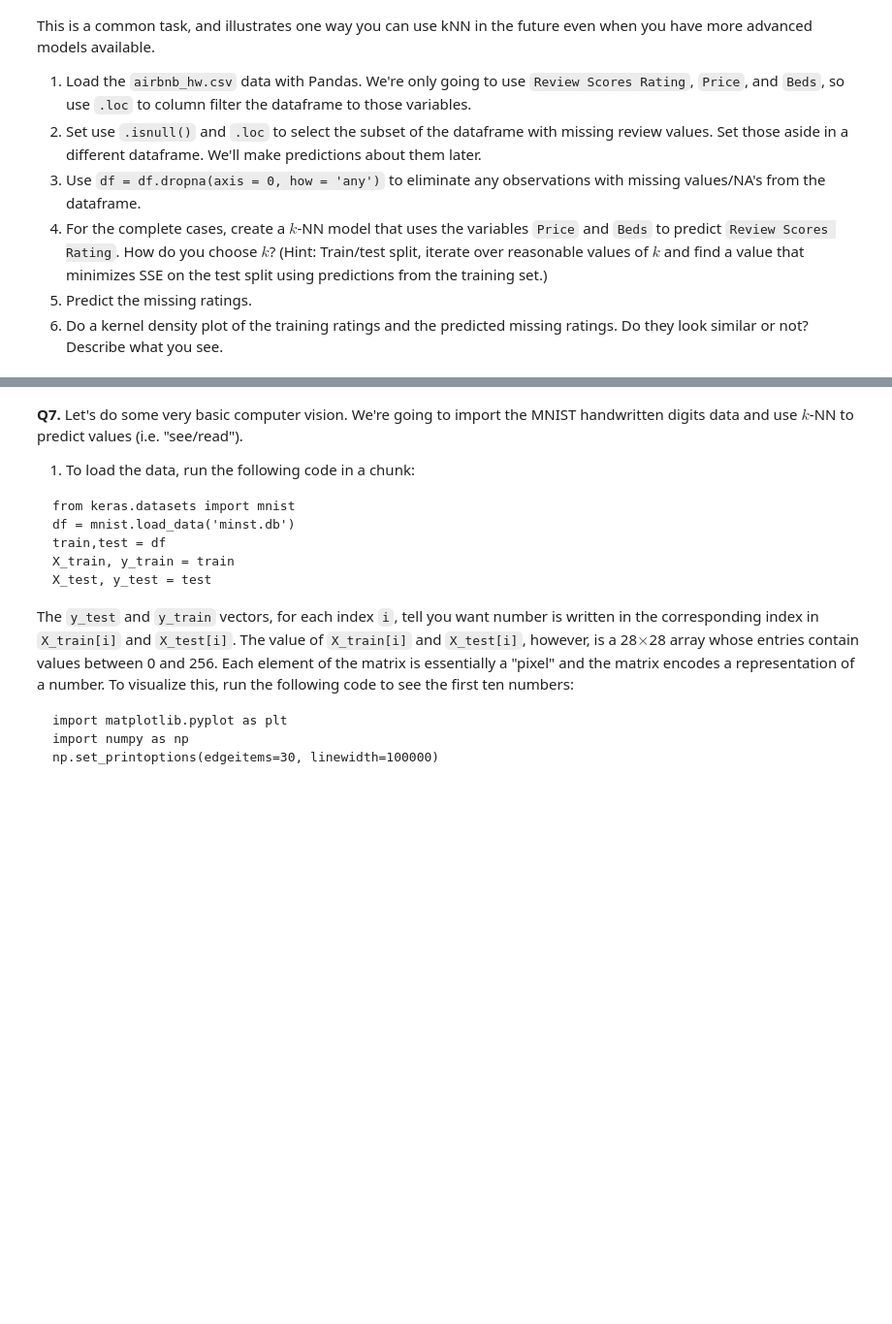
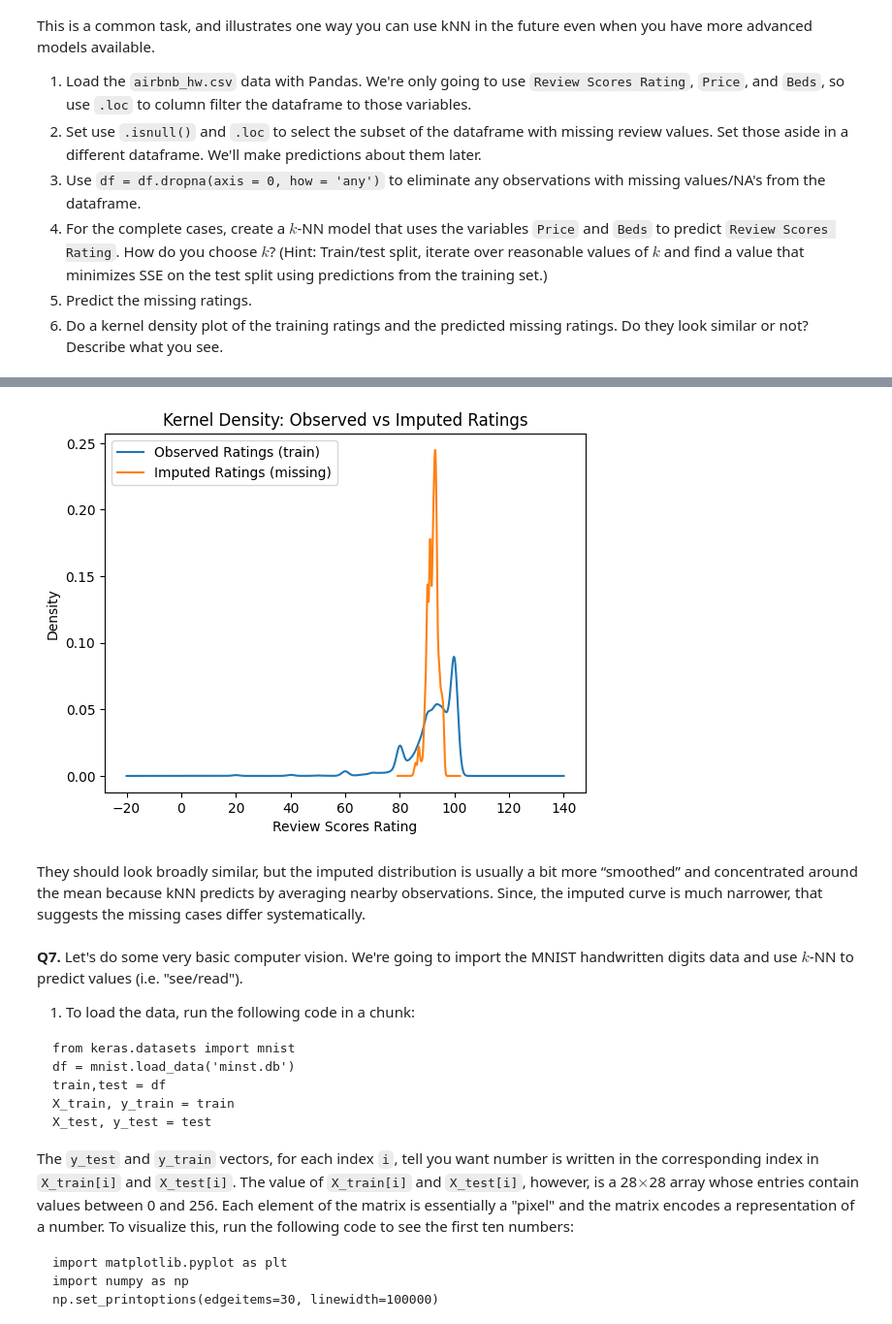
Before and after one commit to joellezamperini/undergrad_ml_assignments, a Jupyter notebook: 02_assignment_knn.ipynb, the cells around one changed output, grey strips where cells are left out. Shown at 97% size. Cells and saved outputs as stored; diff of their text form; code cells hidden in the pictures; blank space fills up the shorter version.

```diff
--- a/02_assignment_knn.ipynb
+++ b/02_assignment_knn.ipynb
@@ -437,0 +451,5 @@ There are 30,478 observations, but only 22,155 ratings. We're going to build a k
+# %%
+#Q6.2
+
+missing_df = df.loc[df["Review Scores Rating"].isnull()].copy()
+print(missing_df.shape)
@@ -437,0 +458,5 @@ There are 30,478 observations, but only 22,155 ratings. We're going to build a k
+# %%
+#Q6.3
+
+df = df.dropna(axis=0, how="any")
+print(df.shape)
@@ -437,0 +521,24 @@ There are 30,478 observations, but only 22,155 ratings. We're going to build a k
+# %%
+#Q6.5
+
+missing_features = missing_df[["Price", "Beds"]].copy()
+
+missing_features["Price"] = (
+    missing_features["Price"]
+    .astype(str)
+    .str.replace("$", "", regex=False)
+    .str.replace(",", "", regex=False)
+)
+missing_features["Price"] = pd.to_numeric(missing_features["Price"], errors="coerce")
+missing_features["Beds"] = pd.to_numeric(missing_features["Beds"], errors="coerce")
+
+missing_features = missing_features.dropna(axis=0, how="any")
+
+missing_scaled = scaler.transform(missing_features[["Price", "Beds"]])
+missing_predictions = best_model.predict(missing_scaled)
+
+missing_imputed = missing_df.loc[missing_features.index].copy()
+missing_imputed["Imputed Review Score"] = missing_predictions
+
+print(missing_imputed.head())
+print(missing_imputed.shape)
@@ -438,3 +553,17 @@ There are 30,478 observations, but only 22,155 ratings. We're going to build a k
+# %%
+#Q6.6
+
+plt.figure()
+pd.Series(y_train).plot(kind="kde", label="Observed Ratings (train)")
+missing_imputed["Imputed Review Score"].plot(kind="kde", label="Imputed Ratings (missing)")
+plt.legend()
+plt.title("Kernel Density: Observed vs Imputed Ratings")
+plt.xlabel("Review Scores Rating")
+plt.show()
+# %% [output]
+[figure, added]
+# %% [markdown]
+They should look broadly similar, but the imputed distribution is usually a bit more “smoothed” and concentrated around the mean because kNN predicts by averaging nearby observations. Since, the imputed curve is much narrower, that suggests the missing cases differ systematically.
 # %% [markdown]
 **Q7.** Let's do some very basic computer vision. We're going to import the MNIST handwritten digits data and use $k$-NN to predict values (i.e. "see/read").
 
```
Also changed, not shown: parts of 23 cells of this notebook.
